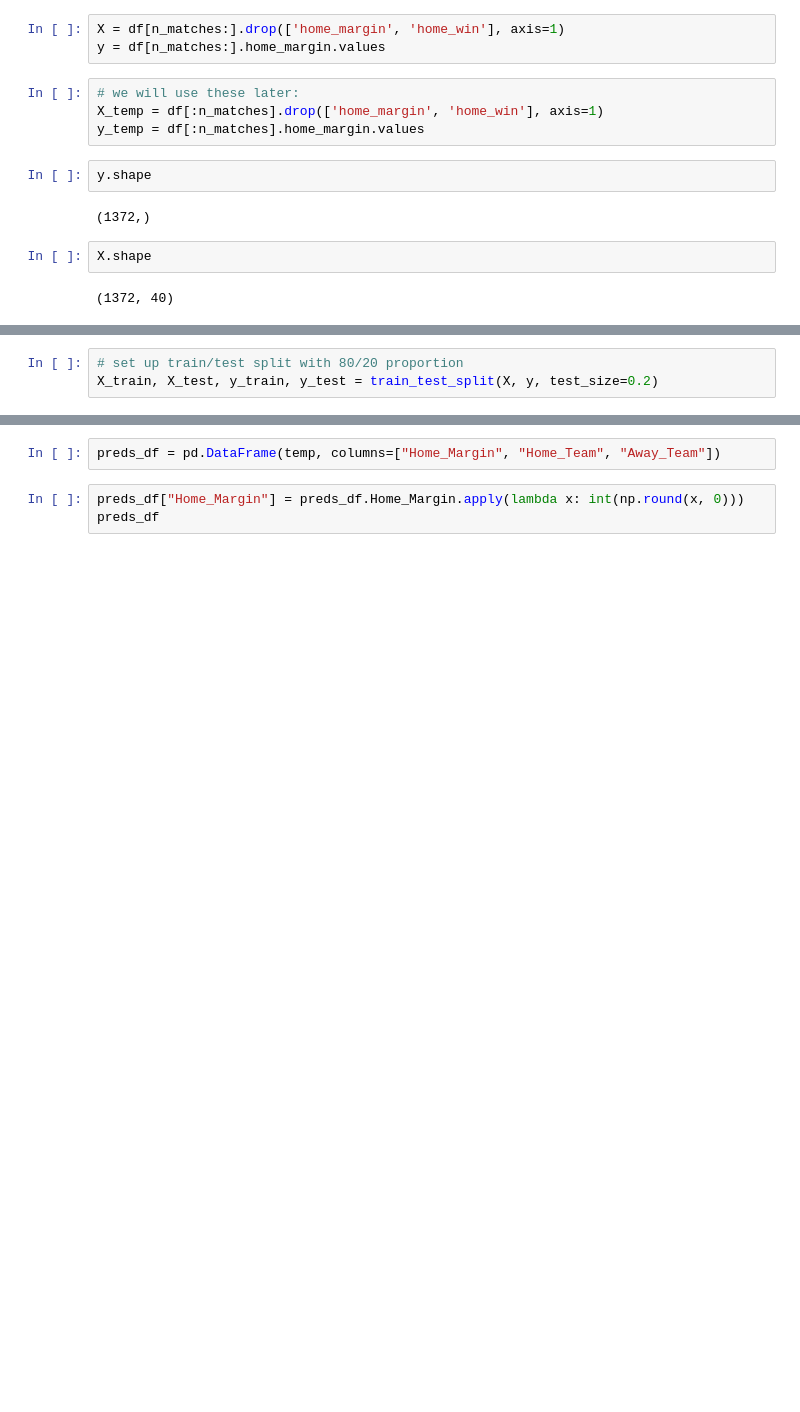
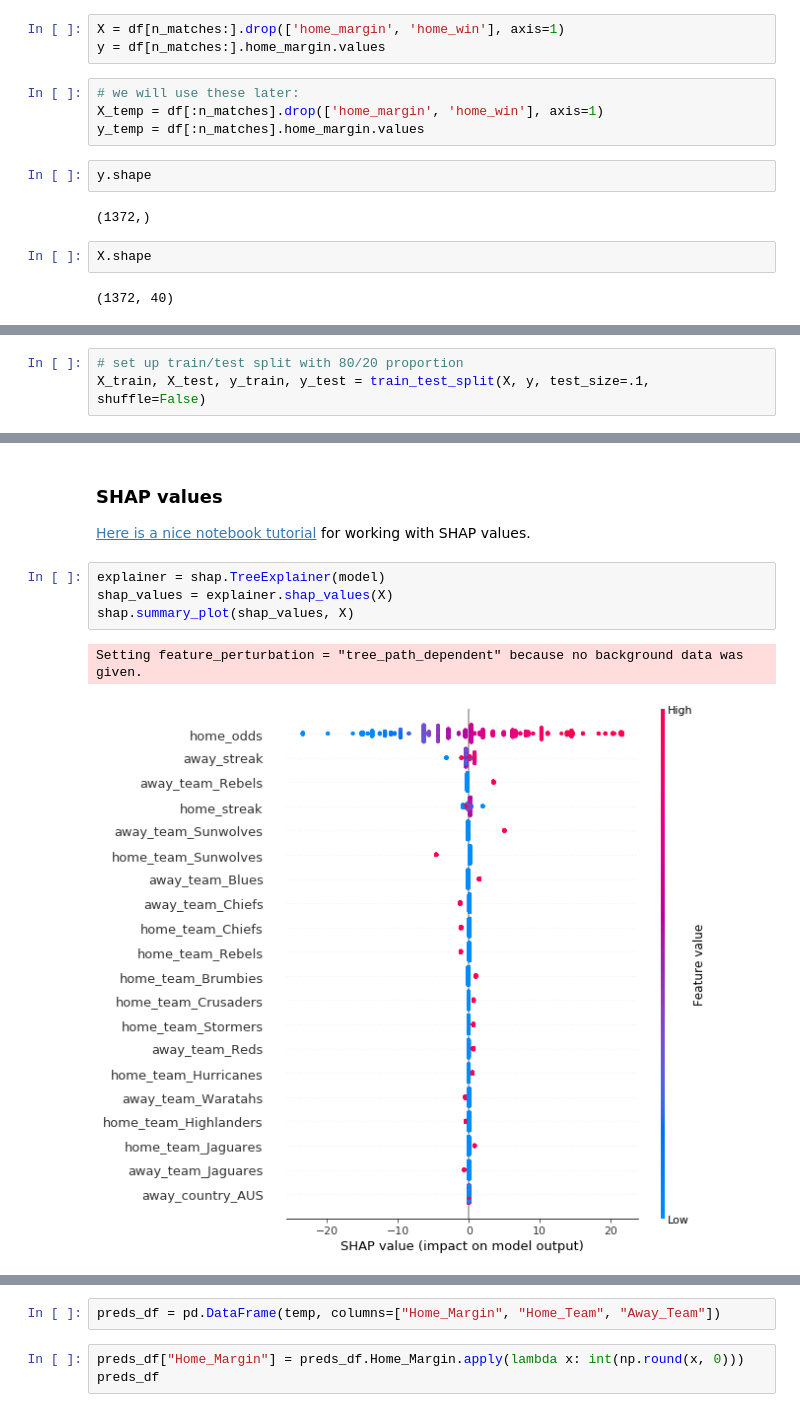
Before and after one commit to kieranbd/superrugby-predictor, a Jupyter notebook: 1_predictor.ipynb, the cells around one changed output, grey strips where cells are left out. Cells and saved outputs as stored; diff of their text form; blank space fills up the shorter version.

```diff
--- a/1_predictor.ipynb
+++ b/1_predictor.ipynb
@@ -206,3 +190,3 @@ X.shape
 # %%
 # set up train/test split with 80/20 proportion
-X_train, X_test, y_train, y_test = train_test_split(X, y, test_size=0.2)
+X_train, X_test, y_train, y_test = train_test_split(X, y, test_size=.1, shuffle=False)
@@ -240,0 +233,10 @@ mean_absolute_error(y_test, xgb.predict(X_test))
+# %% [markdown]
+### SHAP values
+[Here is a nice notebook tutorial](https://slundberg.github.io/shap/notebooks/Census%20income%20classification%20with%20XGBoost.html)  for working with SHAP values.
+# %%
+explainer = shap.TreeExplainer(model)
+shap_values = explainer.shap_values(X)
+shap.summary_plot(shap_values, X)
+# %% [output]
+Setting feature_perturbation = "tree_path_dependent" because no background data was given.
+[figure, added]
```
Also changed, not shown: parts of 30 cells of this notebook, 1 other file.
